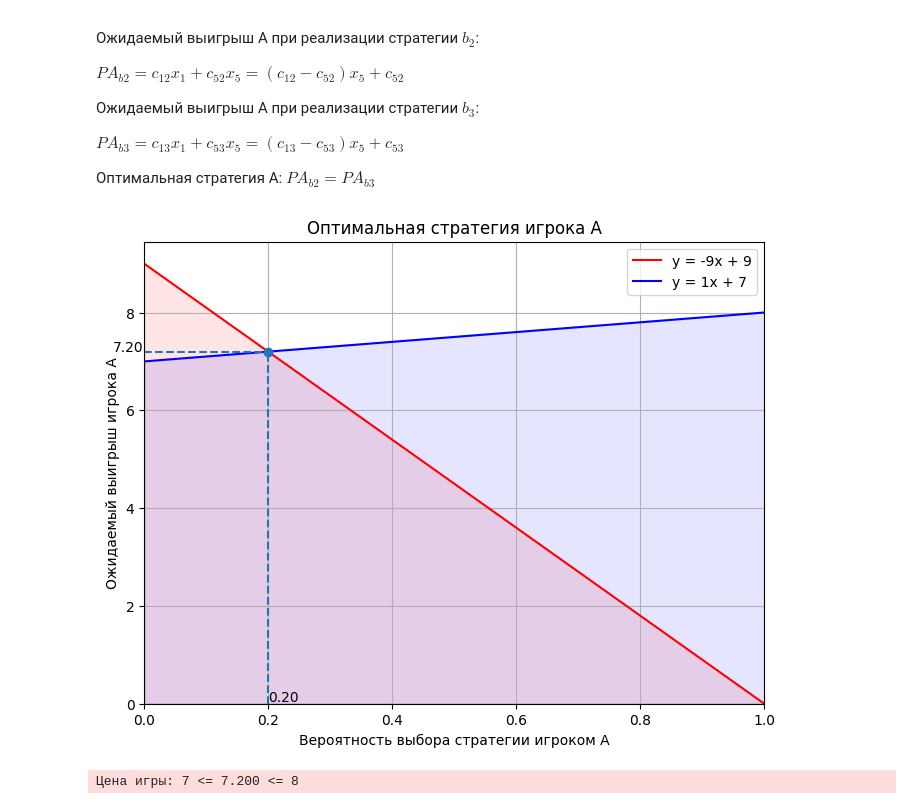
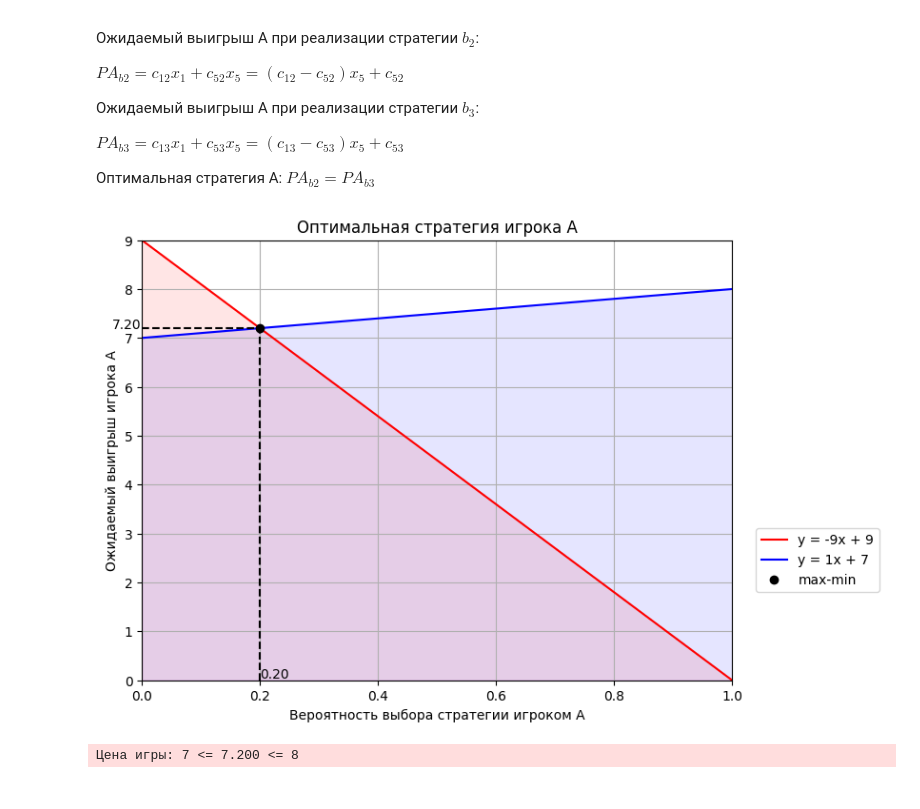
Before and after one commit to aaaaaaaalesha/10-game_theory, a Jupyter notebook: game_theory/introduction_rgz_01/rgz.ipynb, the cells around one changed output. Drawn from its saved outputs; the diff is of its cells as text; code cells hidden in the pictures.

Commit message:
feat(rgz): graphoanalytic method enhanced

```diff
--- a/game_theory/introduction_rgz_01/rgz.ipynb
+++ b/game_theory/introduction_rgz_01/rgz.ipynb
@@ -191,37 +191,38 @@ PA_b = np.array([c, d])
 # %%
 # Отрисовка графиков пересечения.
 X = np.linspace(0, 1, 50)
 PA_b_first_y = PA_b_first(X)
 PA_b_second_y = PA_b_second(X)
+max_PA_b_y = np.max(np.concatenate((PA_b_first_y, PA_b_second_y)))
 
 plt.figure(figsize=(8, 6))
 plt.title("Оптимальная стратегия игрока A")
 plt.plot(X, PA_b_first_y, label=f"y = {a - c}x + {c}", color="red")
 plt.plot(X, PA_b_second_y, label=f"y = {b - d}x + {d}", color="blue")
 
 # Точка пересечения.
-plt.plot(x_intersect, y_intersect, "o")
+plt.plot(x_intersect, y_intersect, "o", color="black", label="max-min")
 # Проекции точки пересечения на оси.
-plt.vlines(x_intersect, min(PA_b_first_y), y_intersect, linestyles='dashed')
-plt.hlines(y_intersect, min(X), x_intersect, linestyles='dashed')
+plt.vlines(x_intersect, min(PA_b_first_y), y_intersect, color="black", linestyles='dashed')
+plt.hlines(y_intersect, min(X), x_intersect, color="black", linestyles='dashed')
 # Ограничение [0, 1] - вероятность.
 plt.xlim(0, 1)
 # Ограничение на нормализованные элементы матрицы.
-plt.ylim(0, None)
+plt.ylim(0, max_PA_b_y)
 # Подписи осей.
 plt.xlabel("Вероятность выбора стратегии игроком A")
 plt.ylabel("Ожидаемый выигрыш игрока A")
 # Сегменты под графиками.
 plt.fill_between(X, PA_b_first_y, color='red', alpha=0.1)
 plt.fill_between(X, PA_b_second_y, color='blue', alpha=0.1)
 # Отображение значений координат точки пересечения на осях
 plt.text(x_intersect, 0.05, f'{x_intersect:.2f}')
 plt.text(-0.05, y_intersect, f'{y_intersect:.2f}')
 
-plt.legend()
+plt.legend(loc=(1.04, 0.2))
 plt.grid(True)
 # %% [output]
-[figure, old version]
+[figure, new version]
 # %%
 # Смешанные стратегии игрока A и цена игры.
 assert check_resulted_game_price(reduced_game, y_intersect)
```
Also changed, not shown: parts of 1 cell of this notebook.
